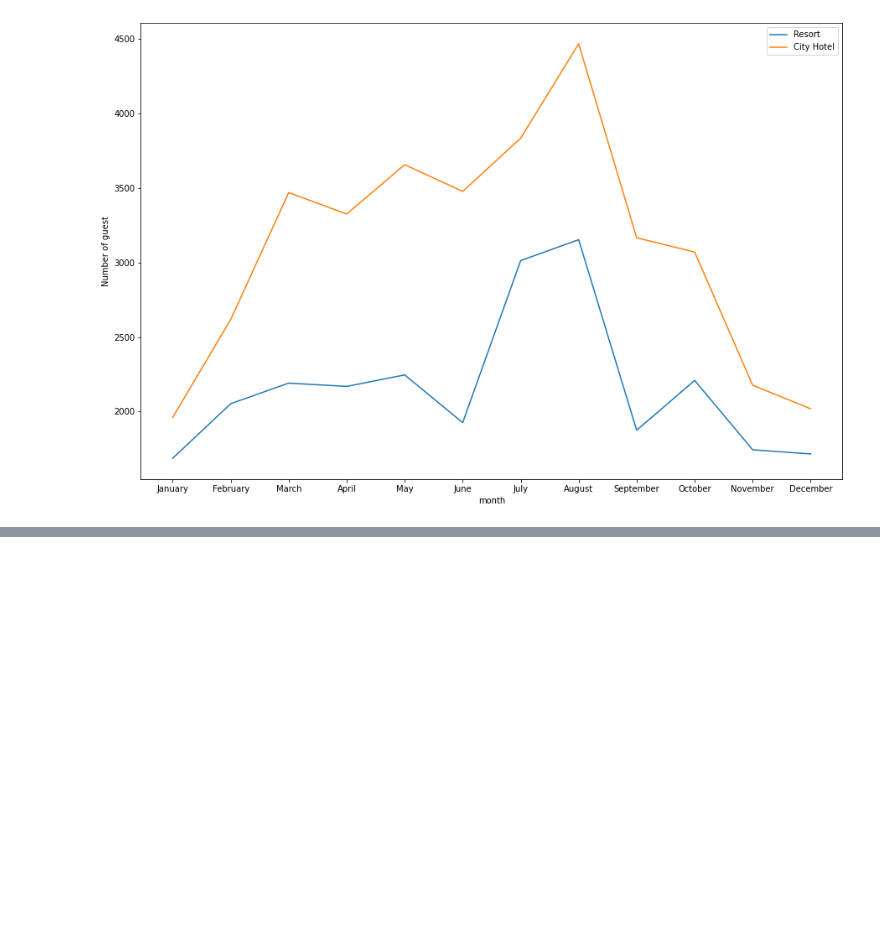
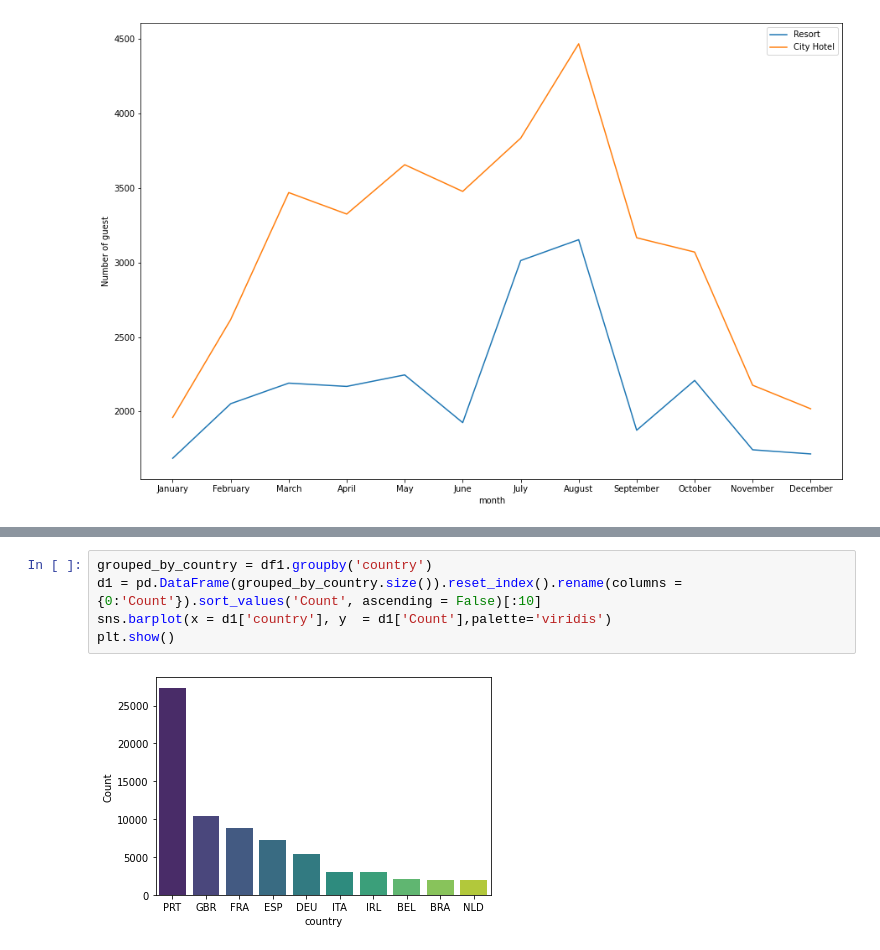
Before and after one commit to Shashankshekharpandey/Hotel-Booking-Analysis, a Jupyter notebook: Hotel_Booking_Analysis.ipynb, the cells around one changed output, grey strips where cells are left out. Drawn from its saved outputs; the diff is of its cells as text; blank space fills up the shorter version.

```diff
--- a/Hotel_Booking_Analysis.ipynb
+++ b/Hotel_Booking_Analysis.ipynb
@@ -585,0 +653,7 @@ fig.set_size_inches(15,10)
+# %%
+grouped_by_country = df1.groupby('country')
+d1 = pd.DataFrame(grouped_by_country.size()).reset_index().rename(columns = {0:'Count'}).sort_values('Count', ascending = False)[:10]
+sns.barplot(x = d1['country'], y  = d1['Count'],palette='viridis')
+plt.show()
+# %% [output]
+[figure, added]
```
Also changed, not shown: parts of 10 cells of this notebook.
